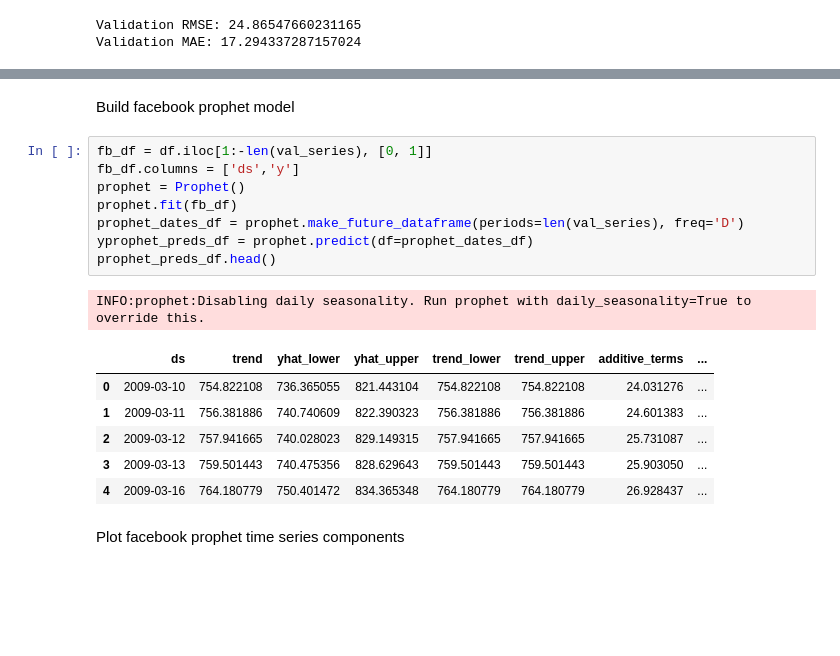
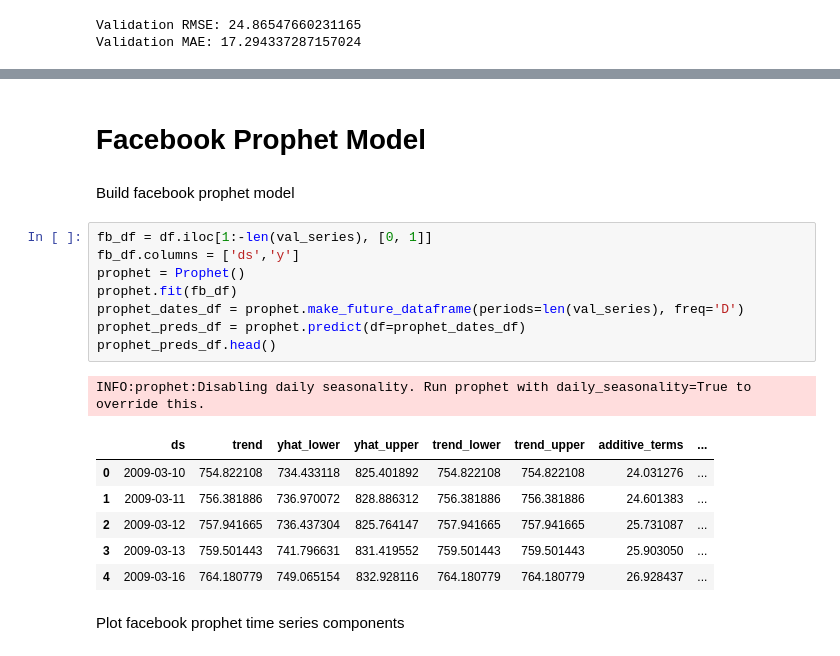
Before and after one commit to blantj/SP500_Time_Series, a Jupyter notebook: Modeling.ipynb, the cells around one changed output, grey strips where cells are left out. Cells and saved outputs as stored; diff of their text form; blank space fills up the shorter version.

```diff
--- a/Modeling.ipynb
+++ b/Modeling.ipynb
@@ -287,21 +302,23 @@ Validation MAE: 17.294337287157024
+# %% [markdown]
+# Facebook Prophet Model
 # %% [markdown]
 Build facebook prophet model
 # %%
 fb_df = df.iloc[1:-len(val_series), [0, 1]]
 fb_df.columns = ['ds','y']
 prophet = Prophet()
 prophet.fit(fb_df)
 prophet_dates_df = prophet.make_future_dataframe(periods=len(val_series), freq='D')
-yprophet_preds_df = prophet.predict(df=prophet_dates_df)
+prophet_preds_df = prophet.predict(df=prophet_dates_df)
 prophet_preds_df.head()
 # %% [output]
 INFO:prophet:Disabling daily seasonality. Run prophet with daily_seasonality=True to override this.
 |  | ds | trend | yhat_lower | yhat_upper | trend_lower | trend_upper | additive_terms | ... |
-| 0 | 2009-03-10 | 754.822108 | 736.365055 | 821.443104 | 754.822108 | 754.822108 | 24.031276 | ... |
-| 1 | 2009-03-11 | 756.381886 | 740.740609 | 822.390323 | 756.381886 | 756.381886 | 24.601383 | ... |
-| 2 | 2009-03-12 | 757.941665 | 740.028023 | 829.149315 | 757.941665 | 757.941665 | 25.731087 | ... |
-| 3 | 2009-03-13 | 759.501443 | 740.475356 | 828.629643 | 759.501443 | 759.501443 | 25.903050 | ... |
-| 4 | 2009-03-16 | 764.180779 | 750.401472 | 834.365348 | 764.180779 | 764.180779 | 26.928437 | ... |
+| 0 | 2009-03-10 | 754.822108 | 734.433118 | 825.401892 | 754.822108 | 754.822108 | 24.031276 | ... |
+| 1 | 2009-03-11 | 756.381886 | 736.970072 | 828.886312 | 756.381886 | 756.381886 | 24.601383 | ... |
+| 2 | 2009-03-12 | 757.941665 | 736.437304 | 825.764147 | 757.941665 | 757.941665 | 25.731087 | ... |
+| 3 | 2009-03-13 | 759.501443 | 741.796631 | 831.419552 | 759.501443 | 759.501443 | 25.903050 | ... |
+| 4 | 2009-03-16 | 764.180779 | 749.065154 | 832.928116 | 764.180779 | 764.180779 | 26.928437 | ... |
 # %% [markdown]
 Plot facebook prophet time series components
 # %%
```
Also changed, not shown: parts of 16 cells of this notebook.
